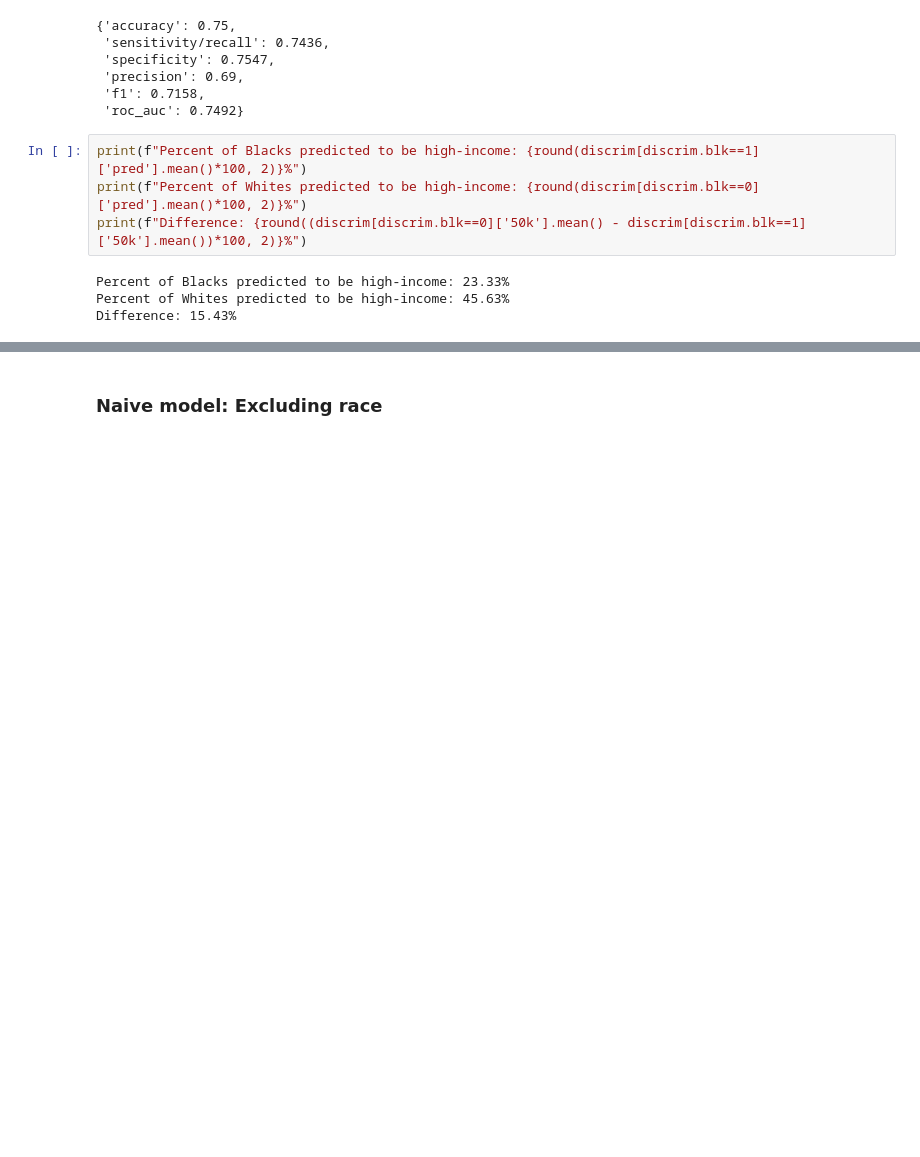
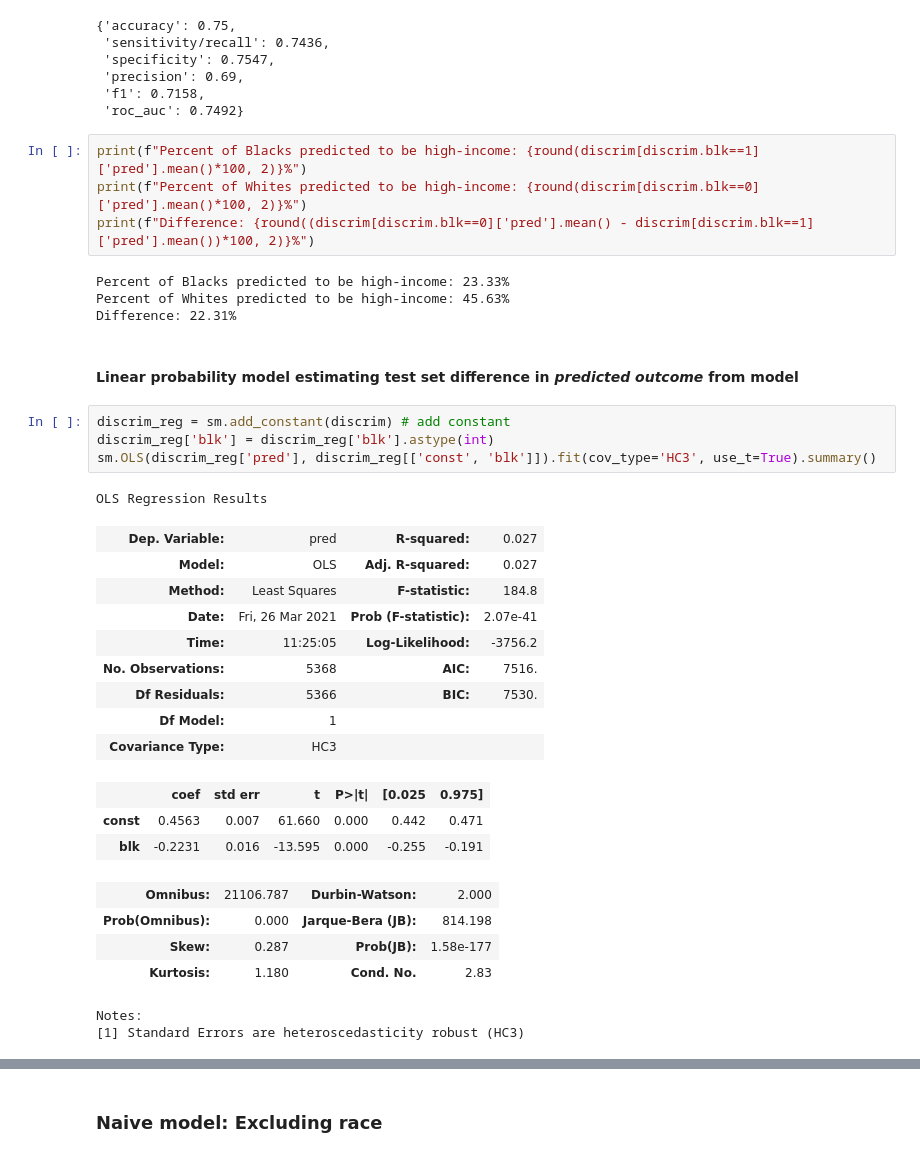
Before and after one commit to kingjosephm/DiscriminationMitigation, a Jupyter notebook: ASEC_2019.ipynb, the cells around one changed output, grey strips where cells are left out. Cells and saved outputs as stored; diff of their text form; blank space fills up the shorter version.

Commit message:
Added comparisons of differentials in predictions in the test set among discrimination and naive models

```diff
--- a/ASEC_2019.ipynb
+++ b/ASEC_2019.ipynb
@@ -403,8 +403,34 @@ Model performance: Whites
 # %%
 print(f"Percent of Blacks predicted to be high-income: {round(discrim[discrim.blk==1]['pred'].mean()*100, 2)}%")
 print(f"Percent of Whites predicted to be high-income: {round(discrim[discrim.blk==0]['pred'].mean()*100, 2)}%")
-print(f"Difference: {round((discrim[discrim.blk==0]['50k'].mean() - discrim[discrim.blk==1]['50k'].mean())*100, 2)}%")
+print(f"Difference: {round((discrim[discrim.blk==0]['pred'].mean() - discrim[discrim.blk==1]['pred'].mean())*100, 2)}%")
 # %% [output]
 Percent of Blacks predicted to be high-income: 23.33%
 Percent of Whites predicted to be high-income: 45.63%
-Difference: 15.43%
+Difference: 22.31%
+# %% [markdown]
+#### Linear probability model estimating test set difference in *predicted outcome* from model
+# %%
+discrim_reg = sm.add_constant(discrim) # add constant
+discrim_reg['blk'] = discrim_reg['blk'].astype(int)
+sm.OLS(discrim_reg['pred'], discrim_reg[['const', 'blk']]).fit(cov_type='HC3', use_t=True).summary()
+# %% [output]
+OLS Regression Results
+| Dep. Variable: | pred | R-squared: | 0.027 |
+| Model: | OLS | Adj. R-squared: | 0.027 |
+| Method: | Least Squares | F-statistic: | 184.8 |
+| Date: | Fri, 26 Mar 2021 | Prob (F-statistic): | 2.07e-41 |
+| Time: | 11:25:05 | Log-Likelihood: | -3756.2 |
+| No. Observations: | 5368 | AIC: | 7516. |
+| Df Residuals: | 5366 | BIC: | 7530. |
+| Df Model: | 1 |  |  |
+| Covariance Type: | HC3 |  |  |
+|  | coef | std err | t | P>|t| | [0.025 | 0.975] |
+| const | 0.4563 | 0.007 | 61.660 | 0.000 | 0.442 | 0.471 |
+| blk | -0.2231 | 0.016 | -13.595 | 0.000 | -0.255 | -0.191 |
+| Omnibus: | 21106.787 | Durbin-Watson: | 2.000 |
+| Prob(Omnibus): | 0.000 | Jarque-Bera (JB): | 814.198 |
+| Skew: | 0.287 | Prob(JB): | 1.58e-177 |
+| Kurtosis: | 1.180 | Cond. No. | 2.83 |
+Notes:
+[1] Standard Errors are heteroscedasticity robust (HC3)
```
Also changed, not shown: parts of 8 cells of this notebook.
